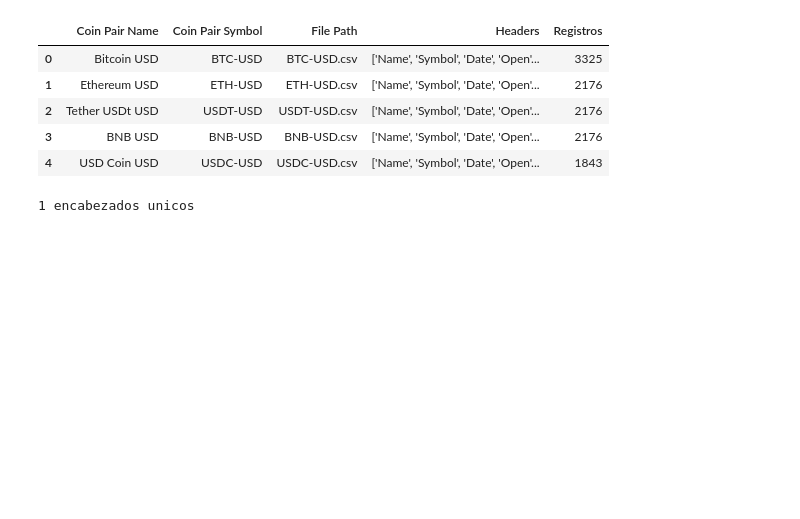
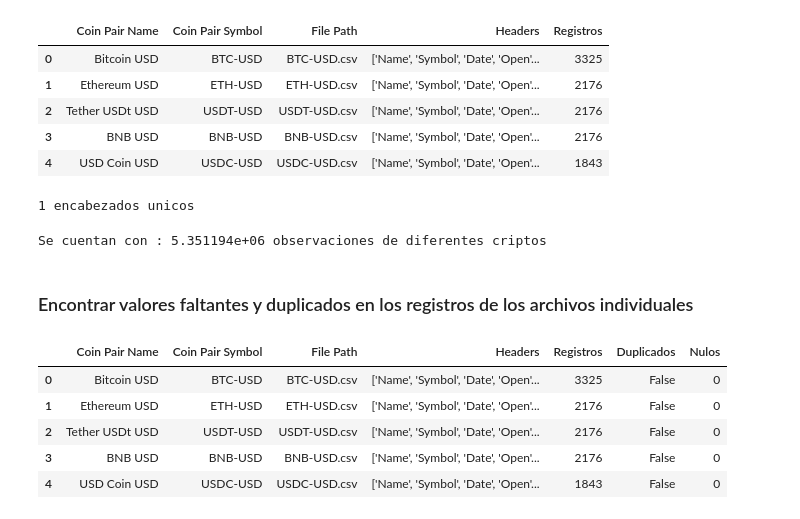
Before and after one commit to R0SEWT/ML-Island, a Jupyter notebook: Fundamentos de ML y preparacion de datos/01_ML_Preprocesamiento_CriptoMonedas.ipynb, the cells around one changed output. Drawn from its saved outputs; the diff is of its cells as text; code cells hidden in the pictures; blank space fills up the shorter version.

```diff
--- a/Fundamentos de ML y preparacion de datos/01_ML_Preprocesamiento_CriptoMonedas.ipynb
+++ b/Fundamentos de ML y preparacion de datos/01_ML_Preprocesamiento_CriptoMonedas.ipynb
@@ -237,3 +255,35 @@ df.head()
 print(f"{df['Headers'].unique().__len__()} encabezados unicos")
 # %% [output]
 1 encabezados unicos
+# %%
+print(f"Se cuentan con : {int(df['Registros'].sum()):e} observaciones de diferentes criptos")
+# %% [output]
+Se cuentan con : 5.351194e+06 observaciones de diferentes criptos
+# %% [markdown]
+### Encontrar valores faltantes y duplicados en los registros de los archivos individuales
+# %%
+def exist_duplicates_and_missing_values(file_path):
+    full_path = os.path.join(relative_data_path, file_path)
+    try:
+        df_file = pd.read_csv(full_path)
+        return bool(df_file.duplicated().any()), df_file.isnull().sum().sum()
+    except pd.errors.EmptyDataError:  # Captura el EmptyDataError
+        print(f"El archivo {file_path} está vacío o no tiene encabezados.")
+        return False, 0  # Devuelve False y 0 para archivos vacíos
+    except Exception as e:
+        print(f"Error procesando el archivo {file_path}: {e}")
+        return False, 0  # Manejo de otros errores
+
+# Aplicar la función a cada fila usando apply()
+df[['Duplicados', 'Nulos']] = df['File Path'].apply(
+    lambda x: pd.Series(exist_duplicates_and_missing_values(x))
+)
+
+df.head()
+# %% [output]
+|  | Coin Pair Name | Coin Pair Symbol | File Path | Headers | Registros | Duplicados | Nulos |
+| 0 | Bitcoin USD | BTC-USD | BTC-USD.csv | ['Name', 'Symbol', 'Date', 'Open'... | 3325 | False | 0 |
+| 1 | Ethereum USD | ETH-USD | ETH-USD.csv | ['Name', 'Symbol', 'Date', 'Open'... | 2176 | False | 0 |
+| 2 | Tether USDt USD | USDT-USD | USDT-USD.csv | ['Name', 'Symbol', 'Date', 'Open'... | 2176 | False | 0 |
+| 3 | BNB USD | BNB-USD | BNB-USD.csv | ['Name', 'Symbol', 'Date', 'Open'... | 2176 | False | 0 |
+| 4 | USD Coin USD | USDC-USD | USDC-USD.csv | ['Name', 'Symbol', 'Date', 'Open'... | 1843 | False | 0 |
```
Also changed, not shown: parts of 13 cells of this notebook, 1 other file.
